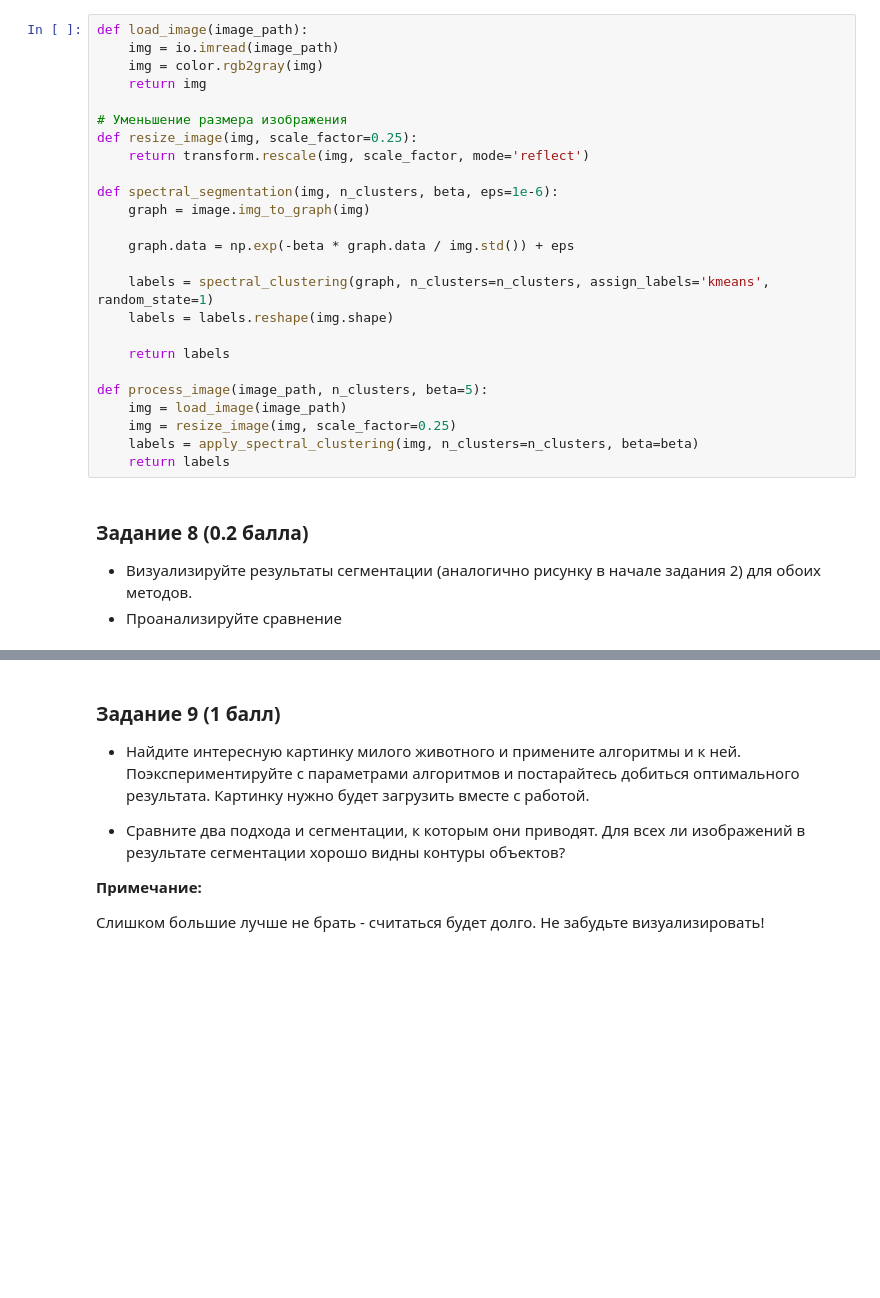
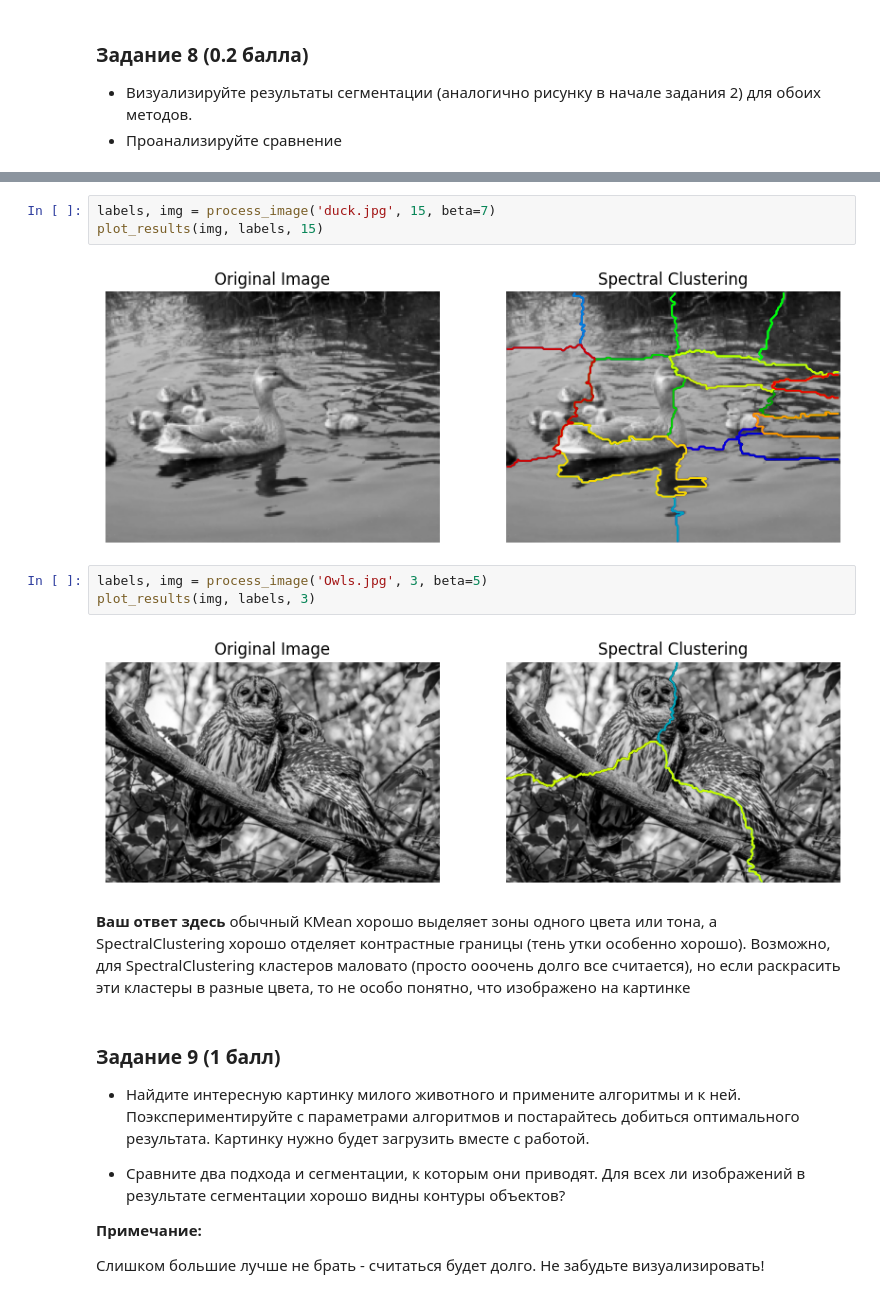
Before and after one commit to HerrVonBeloff/ML_HW5, a Jupyter notebook: AI_HW5_boosting_pro.ipynb, the cells around one changed output, grey strips where cells are left out. Saved outputs shown, nothing was run; the diff lists cells and outputs as text; blank space fills up the shorter version.

```diff
--- a/AI_HW5_boosting_pro.ipynb
+++ b/AI_HW5_boosting_pro.ipynb
@@ -752,28 +734,3 @@ KeyboardInterrupt:
-# %%
-def load_image(image_path):
-    img = io.imread(image_path)
-    img = color.rgb2gray(img)
-    return img
-
-# Уменьшение размера изображения
-def resize_image(img, scale_factor=0.25):
-    return transform.rescale(img, scale_factor, mode='reflect')
-
-def spectral_segmentation(img, n_clusters, beta, eps=1e-6):
-    graph = image.img_to_graph(img)
-
-    graph.data = np.exp(-beta * graph.data / img.std()) + eps
-
-    labels = spectral_clustering(graph, n_clusters=n_clusters, assign_labels='kmeans', random_state=1)
-    labels = labels.reshape(img.shape)
-
-    return labels
-
-def process_image(image_path, n_clusters, beta=5):
-    img = load_image(image_path)
-    img = resize_image(img, scale_factor=0.25)
-    labels = apply_spectral_clustering(img, n_clusters=n_clusters, beta=beta)
-    return labels
 # %% [markdown]
 ### **Задание 8 (0.2 балла)**
 - Визуализируйте результаты сегментации (аналогично рисунку в начале задания 2) для обоих методов.
@@ -785,3 +764,15 @@ def process_image(image_path, n_clusters, beta=5):
+# %%
+labels, img = process_image('duck.jpg', 15, beta=7)
+plot_results(img, labels, 15)
+# %% [output]
+[figure, added]
+# %%
+labels, img = process_image('Owls.jpg', 3, beta=5)
+plot_results(img, labels, 3)
+# %% [output]
+[figure, added]
+# %% [markdown]
+**Ваш ответ здесь** обычный KMean хорошо выделяет зоны одного цвета или тона, а SpectralClustering хорошо отделяет контрастные границы (тень утки особенно хорошо). Возможно, для SpectralClustering кластеров маловато (просто ооочень долго все считается), но если раскрасить эти кластеры в разные цвета, то не особо понятно, что изображено на картинке
 # %% [markdown]
 ### **Задание 9 (1 балл)**
 
```
Also changed, not shown: parts of 35 cells of this notebook.
